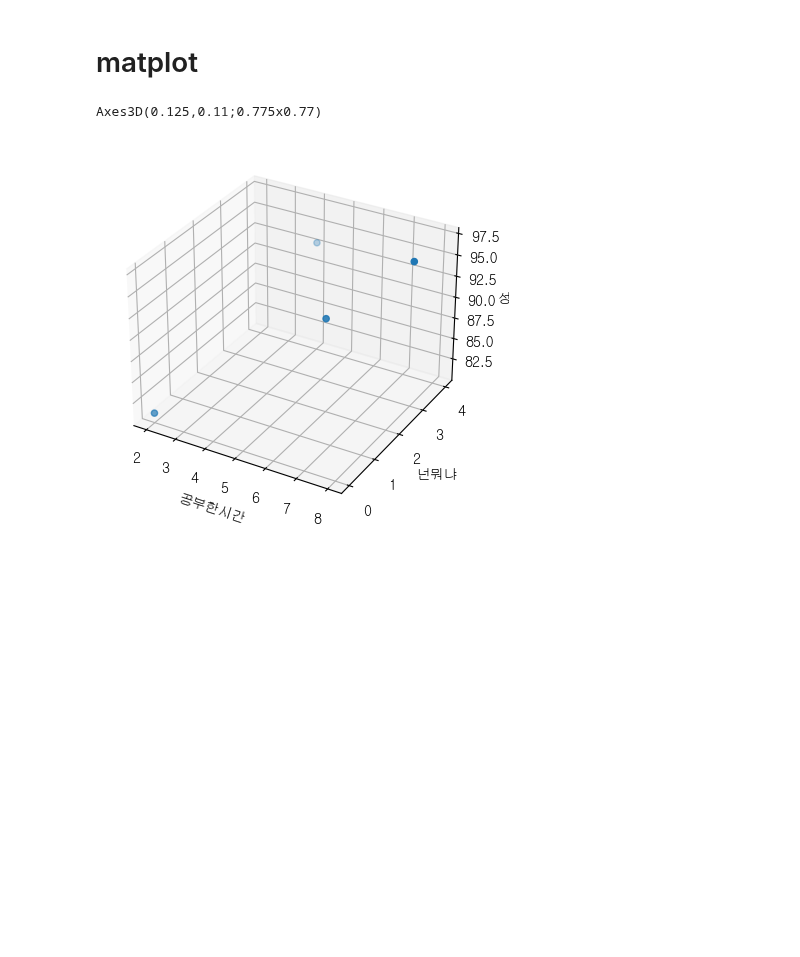
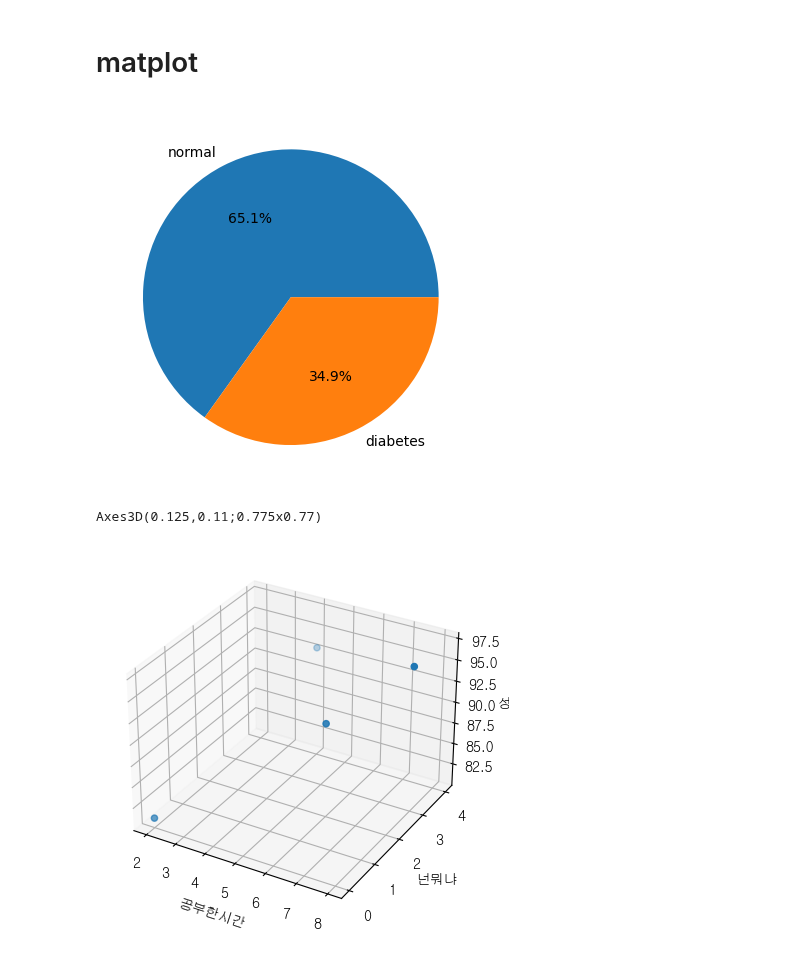
Before and after one commit to business-sixtick/exercise, a Jupyter notebook: data_analysis/matplot_ex.ipynb, the cells around one changed output. Saved outputs shown, nothing was run; the diff lists cells and outputs as text; code cells hidden in the pictures; blank space fills up the shorter version.

```diff
--- a/data_analysis/matplot_ex.ipynb
+++ b/data_analysis/matplot_ex.ipynb
@@ -6,3 +7,27 @@ import matplotlib.pyplot as plt
+# %%
+path = r'https://github.com/taehojo/deeplearning/raw/master/data/pima-indians-diabetes3.csv'
+df = pd.read_csv(path, header=None)
+df.columns = df.iloc[0]
+df = df.iloc[1:, :]
+# df = df.iloc[1:, :].astype('float')
+# pregnant	plasma	pressure	thickness	insulin	bmi	pedigree	age	diabetes
+df['pregnant'] = df['pregnant'].astype('int')
+df['plasma'] = df['plasma'].astype('int')
+df['pressure'] = df['pressure'].astype('int')
+df['thickness'] = df['thickness'].astype('int')
+df['insulin'] = df['insulin'].astype('int')
+df['bmi'] = df['bmi'].astype('float')
+df['pedigree'] = df['pedigree'].astype('float')
+df['age'] = df['age'].astype('int')
+df['diabetes'] = df['diabetes'].astype('int')
+x_train = df.iloc[:, 0:8]
+y_train = df['diabetes']
+
+# help(plt.pie)
+plt.pie(y_train.value_counts(), labels=['normal', 'diabetes'], autopct='%1.1f%%')
+plt.show()
+# %% [output]
+[figure, added]
 # %%
 x1 = np.array([2,4,6,8])
 x2 = np.array([0,4,2,3])
```
Also changed, not shown: parts of 1 cell of this notebook, 6 other files.
